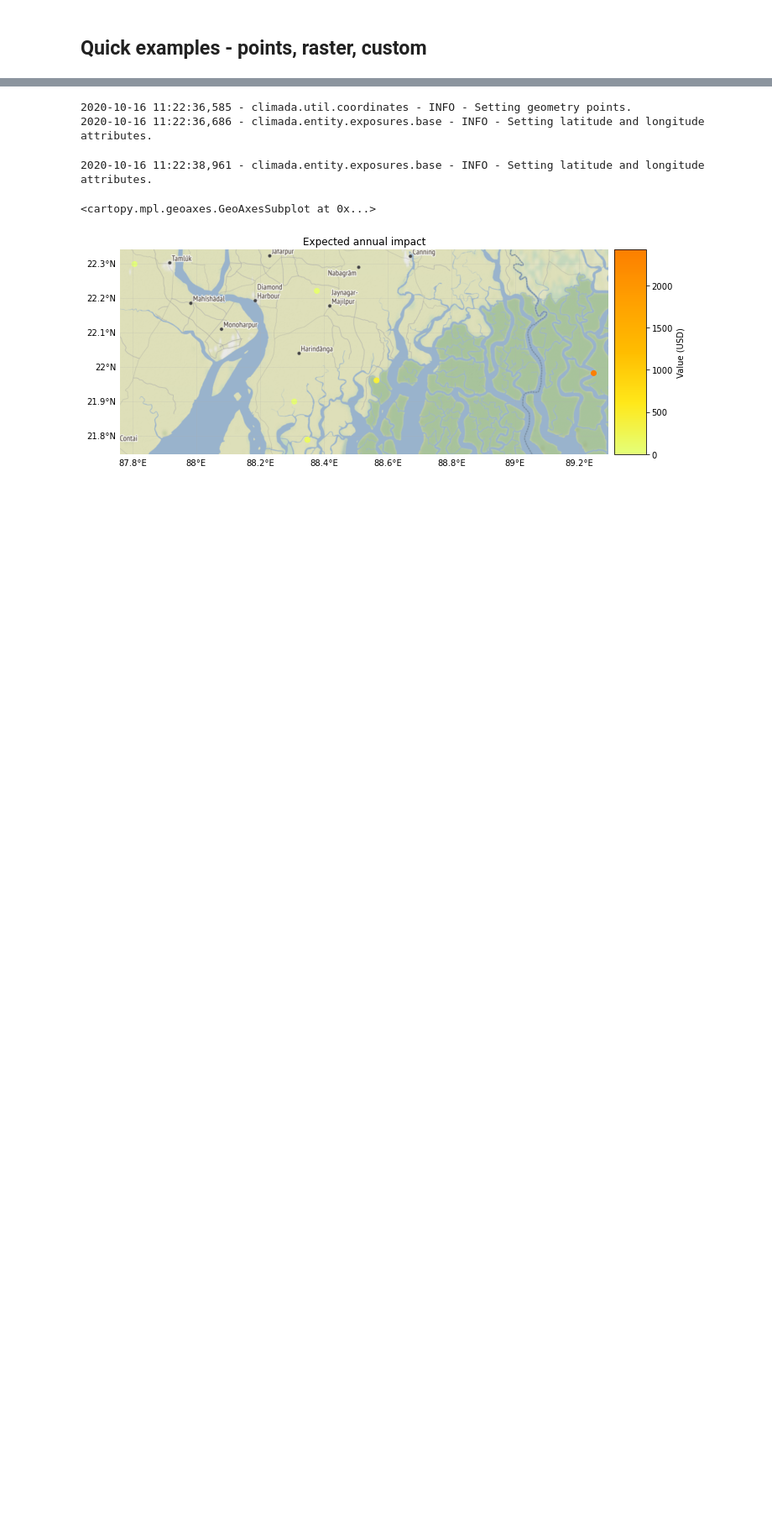
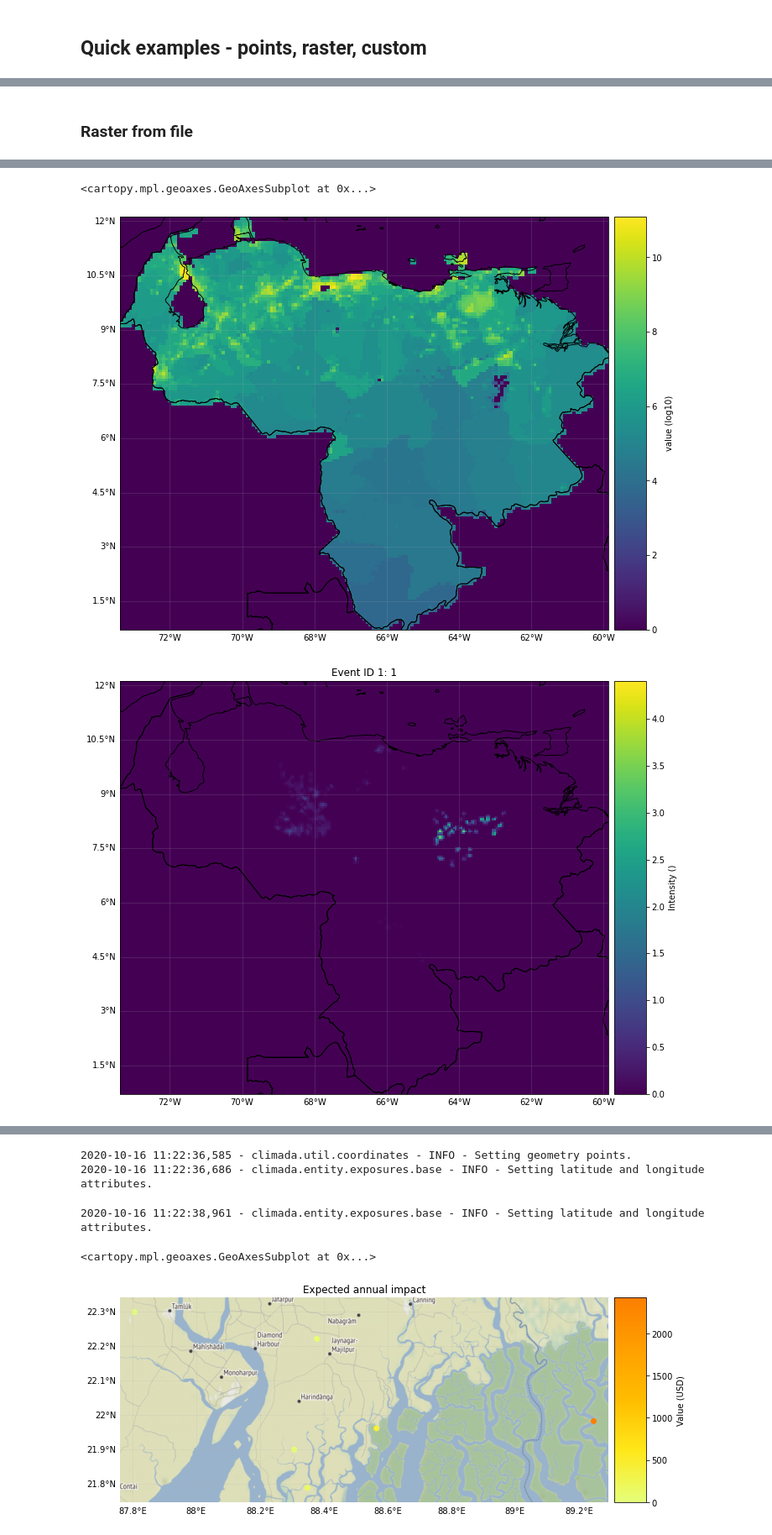
Before and after one commit to mmyrte/climada_python, a Jupyter notebook: doc/tutorial/climada_engine_Impact.ipynb, the cells around one changed output, grey strips where cells are left out. Shown at 84% size. Drawn from its saved outputs; the diff is of its cells as text; code cells hidden in the pictures; blank space fills up the shorter version.

```diff
--- a/doc/tutorial/climada_engine_Impact.ipynb
+++ b/doc/tutorial/climada_engine_Impact.ipynb
@@ -212,0 +304,58 @@ imp.plot_hexbin_eai_exposure(buffer=1)
+# %% [markdown]
+### Raster from file
+# %%
+# EXAMPLE: RASTER EXPOSURES WITH RASTER HAZARD
+from rasterio.warp import Resampling
+from climada.entity import LitPop, ImpactFuncSet, ImpactFunc
+from climada.hazard import Hazard
+from climada.engine import Impact
+from climada.util.constants import HAZ_DEMO_FL
+
+# Exposures belonging to a raster (the raser information is contained in the meta attribute)
+exp_ras = LitPop()
+exp_ras.set_country(countries=['VEN'], res_km=10, fin_mode='income_group')
+exp_ras.reset_index()
+exp_ras.check()
+exp_ras.plot_raster()
+print('\n Raster properties exposures:', exp_ras.meta)
+
+# Initialize hazard object with haz_type = 'FL' (for Flood)
+hazard_type='FL'
+haz_ras = Hazard(haz_type=hazard_type)
+# Load a previously generated (either with CLIMADA or other means) hazard
+# from file (HAZ_DEMO_FL) and resample the hazard raster to the exposures' ones
+# Hint: check how other resampling methods affect to final impact
+haz_ras.set_raster([HAZ_DEMO_FL], dst_crs=exp_ras.meta['crs'], transform=exp_ras.meta['transform'],
+                   width=exp_ras.meta['width'], height=exp_ras.meta['height'],
+                   resampling=Resampling.nearest)
+haz_ras.intensity[haz_ras.intensity==-9999] = 0 # correct no data values
+haz_ras.check()
+haz_ras.plot_intensity(1)
+print('Raster properties centroids:', haz_ras.centroids.meta)
+
+# Set dummy impact function
+impf_dum = ImpactFunc()
+impf_dum.id = haz_id
+impf_dum.name = 'dummy'
+impf_dum.intensity_unit = 'm'
+impf_dum.haz_type = hazard_type
+impf_dum.intensity = np.linspace(0, 10, 100)
+impf_dum.mdd = np.linspace(0, 10, 100)
+impf_dum.paa = np.ones(impf_dum.intensity.size)
+# Add the impact function to the impact function set
+impf_ras = ImpactFuncSet()
+impf_ras.append(impf_dum)
+impf_ras.check()
+
+# Exposures: rename column and assign id
+exp_lp.rename(columns={"if_": "if_" + hazard_type}, inplace=True)
+exp_lp['if_' + haz_type] = haz_id
+exp_lp.head()
+
+# Compute impact
+imp_ras = Impact()
+imp_ras.calc(exp_ras, impf_ras, haz_ras, save_mat=False)
+# nearest neighbor of exposures to centroids is not identity because litpop does not contain data outside the country polygon
+print('\n Nearest neighbor hazard.centroids indexes for each exposure:', exp_ras.centr_FL.values)
+imp_ras.plot_raster_eai_exposure()
+# %% [output]
@@ -212,0 +379,3 @@ imp.plot_hexbin_eai_exposure(buffer=1)
+<cartopy.mpl.geoaxes.GeoAxesSubplot at 0x...>
+[figure, added]
+[figure, added]
```
Also changed, not shown: parts of 23 cells of this notebook.
